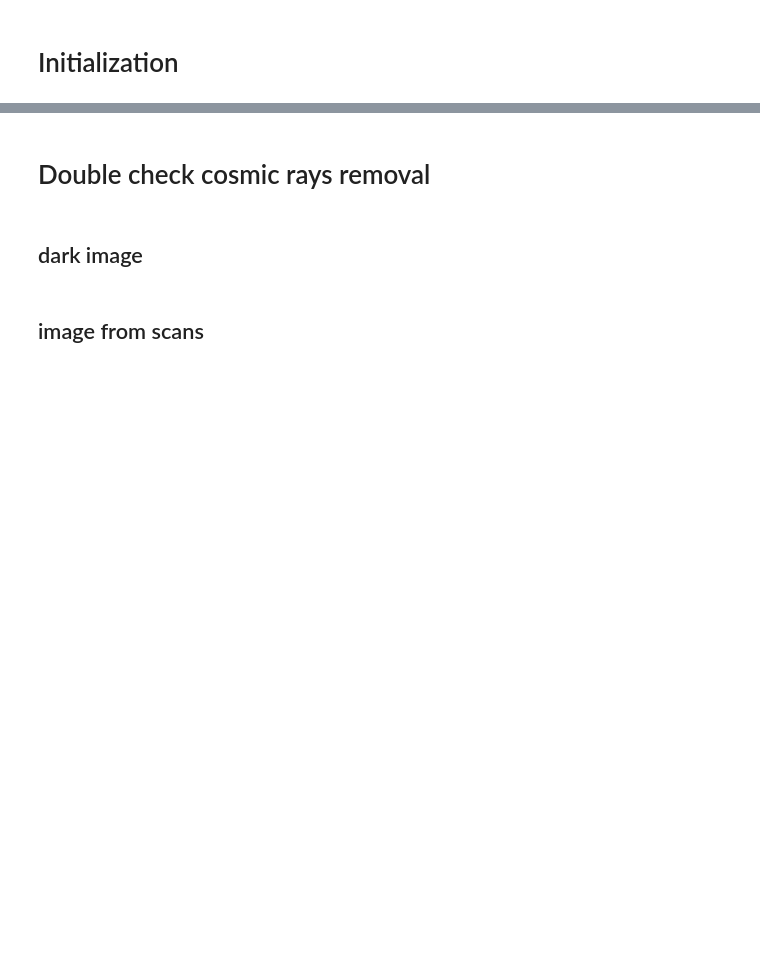
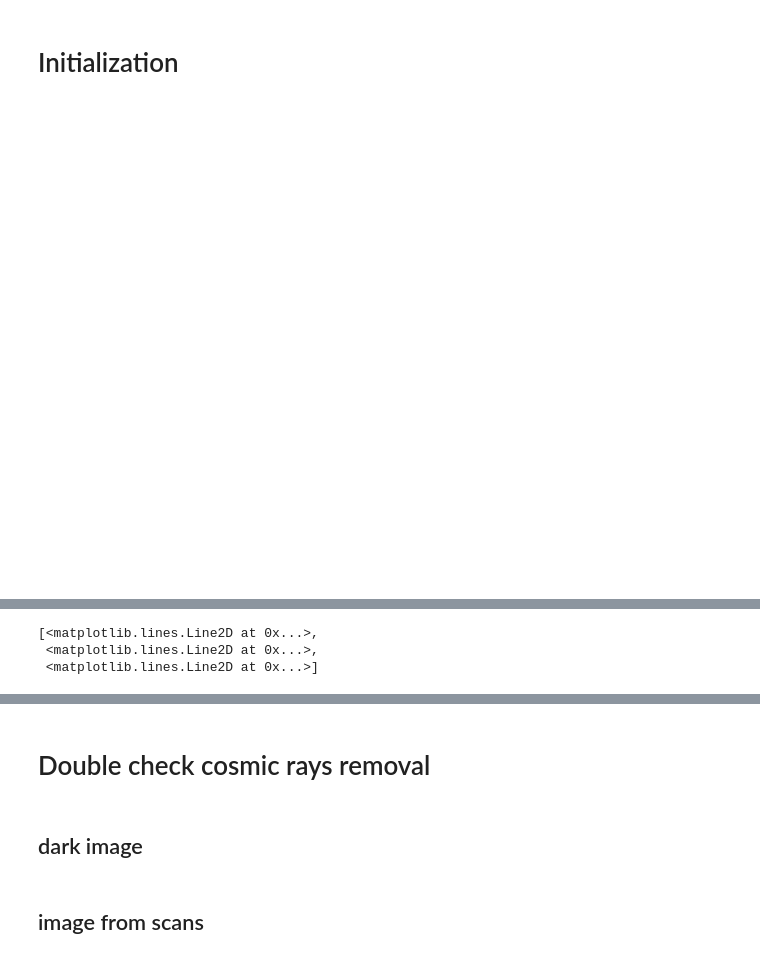
Before and after one commit to cwgaldino/brixs, a Jupyter notebook: examples/beamlines/i21/2.onsite.ipynb, the cells around one changed output, grey strips where cells are left out. Saved outputs shown, nothing was run; the diff lists cells and outputs as text; code cells hidden in the pictures; blank space fills up the shorter version.

Commit message:
save shift to file methods and i21 update

```diff
--- a/examples/beamlines/i21/2.onsite.ipynb
+++ b/examples/beamlines/i21/2.onsite.ipynb
@@ -80,3 +80,23 @@ def average_spectra(*args):
 
 def check_resolution(scan, dark):
     pass
+# %%
+def save_shift(self, filepath):
+    return np.savetxt(filepath, self.shift)
+br.Spectra.save_shift = save_shift
+def set_shift_from_file(self, filepath):
+    values = np.loadtxt(filepath)
+    return self.set_shift(values)
+br.Spectra.set_shift_from_file = set_shift_from_file
+# %%
+ss.save_shift(STORE/'text.dat')
+
+s1 = br.Spectrum([1,2,3])
+s2 = br.Spectrum([1,5,3])
+s3 = br.Spectrum([1,3,1])
+ss = br.Spectra([s1, s2, s3])
+# %%
+br.figure()
+ss.plot()
+# %% [output]
+[figure, added]
@@ -82,0 +104,3 @@ def check_resolution(scan, dark):
+[<matplotlib.lines.Line2D at 0x...>,
+ <matplotlib.lines.Line2D at 0x...>,
+ <matplotlib.lines.Line2D at 0x...>]
```
Also changed, not shown: parts of 3 cells of this notebook, 5 other files.
